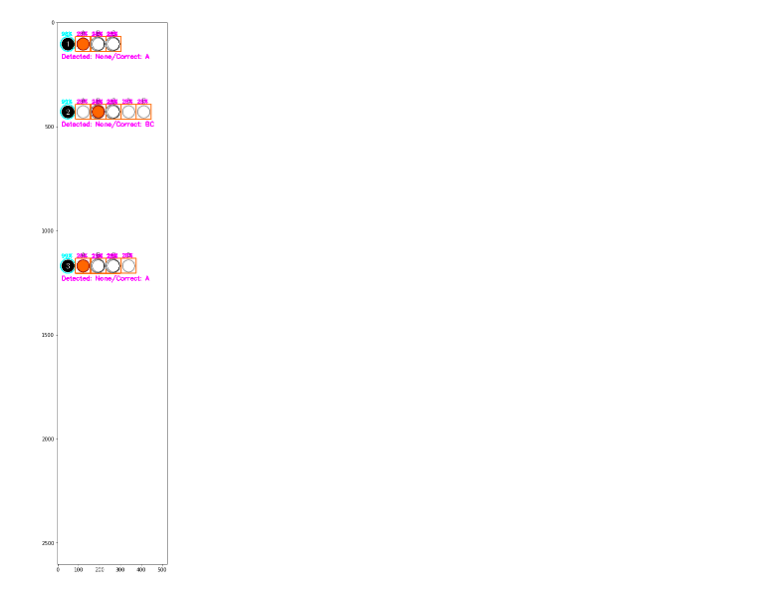
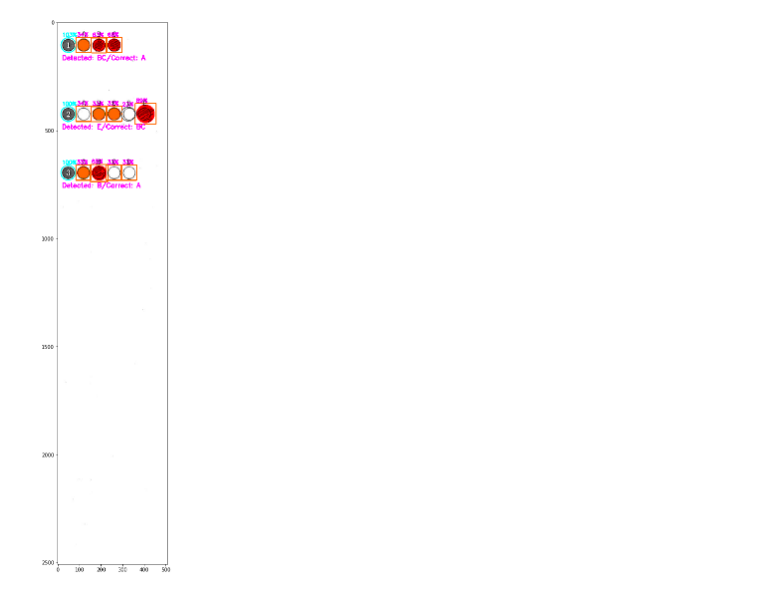
Before and after one commit to liuq/omrexams, a Jupyter notebook: detector/detect_circles.ipynb, the cells around one changed output. Drawn from its saved outputs; the diff is of its cells as text; code cells hidden in the pictures.

```diff
--- a/detector/detect_circles.ipynb
+++ b/detector/detect_circles.ipynb
@@ -122,11 +121,15 @@ def prepare_roi(image, highlight=True, offset=5):
         **decode_top_left(str(qrcodes[0].data)),
         **decode_bottom_right(str(qrcodes[1].data), np.linalg.norm(image.shape[:2])),
     }
-    matrix = cairo.Matrix()
-    matrix.scale(image.shape[1] / metadata['width'], image.shape[0] / metadata['height'])
-    metadata['matrix'] = matrix
-    p0 = np.array(matrix.transform_point(*metadata['p0'])).astype(int)
-    p1 = np.array(matrix.transform_point(*metadata['p1'])).astype(int)
+    #matrix = cairo.Matrix()
+    #matrix.scale(image.shape[1] / metadata['width'], image.shape[0] / metadata['height'])
+    #metadata['matrix'] = matrix
+    #p0 = np.array(matrix.transform_point(*metadata['p0'])).astype(int)
+    #p1 = np.array(matrix.transform_point(*metadata['p1'])).astype(int)
+    scaling = np.diag([image.shape[1] / metadata['width'], image.shape[0] / metadata['height']])
+    metadata['scaling'] = scaling
+    p0 = np.dot(metadata['p0'], scaling).astype(int)
+    p1 = np.dot(metadata['p1'], scaling).astype(int)
     roi = image[p0[1]:p1[1], p0[0]:p1[0]]
     if highlight:
         # draw a frame around the omr area
@@ -153,7 +156,7 @@ def circle_filled_area(binary, c):
     y, x = np.ogrid[-h // 2 : h // 2, -w // 2 : w // 2]
     mask = x * x + y * y > radius * radius
 
-    return np.count_nonzero(np.ma.masked_array(enclosing_box, mask).ravel()) / (radius * radius * np.pi)
+    return np.count_nonzero(np.ma.masked_array(enclosing_box, mask).ravel())
 # %%
 def detect_circles_edges(roi, metadata, area_threshold=0.45):
     if metadata['correct'] is None and metadata['range'] is None: # there is no answer on current page
@@ -172,8 +175,8 @@ def detect_circles_edges(roi, metadata, area_threshold=0.45):
     # try to construct the circles
     circles = []
     empty_circles = []
-    matrix = metadata['matrix']
-    bubble_radius = max(matrix.transform_distance(metadata['size'], metadata['size'])) / 2.0
+    scaling = metadata['scaling']
+    bubble_radius = np.max(np.dot(metadata['size'], scaling) / 2.0)
     # for each detcted contour
     for contour in contours:
         perimeter = cv2.arcLength(contour, True)
@@ -183,7 +186,7 @@ def detect_circles_edges(roi, metadata, area_threshold=0.45):
         if len(approx) >= 8:
             (cx, cy), radius = cv2.minEnclosingCircle(contour)
             if 0.75 * bubble_radius <= radius <= 1.8 * bubble_radius:
-                if circle_filled_area(binary, (int(cx), int(cy), int(radius))) > area_threshold:
+                if circle_filled_area(binary, (int(cx), int(cy), int(radius))) > area_threshold * bubble_radius * bubble_radius * math.pi:
                     circles.append((int(cx), int(cy), int(radius)))
                 else:
                     empty_circles.append((int(cx), int(cy), int(radius)))
@@ -406,19 +433,19 @@ def check_answer_correctness(correction):
         marking.append((2.0 * correct_rate - wrong_rate) / 2.0)
     return marking
 # %%
-filename = "prova.pdf"
+filename = "prova_scansione.pdf"
 kwargs = { 'only': 1 }
 
 pdf = read_pdf(filename)
 for i, page in enumerate(pdf):
     if 'only' in kwargs and i != kwargs['only'] - 1:
         continue
     roi, metadata = prepare_roi(page)
     binary, circles, empty_circles = detect_circles_edges(roi, metadata)
     assert len(circles) > 0, "No circle has been found"
     correction, mask = process_circles(roi, binary, circles, empty_circles, metadata)
     #print(correction)
     superimposed = cv2.bitwise_and(mask, roi) #cv2.addWeighted(mask, 0.7, roi, 0.3, 0.0)
     plt.imshow(superimposed)
 # %% [output]
-[figure, old version]
+[figure, new version]
```
Also changed, not shown: parts of 5 cells of this notebook, 1 other file.
